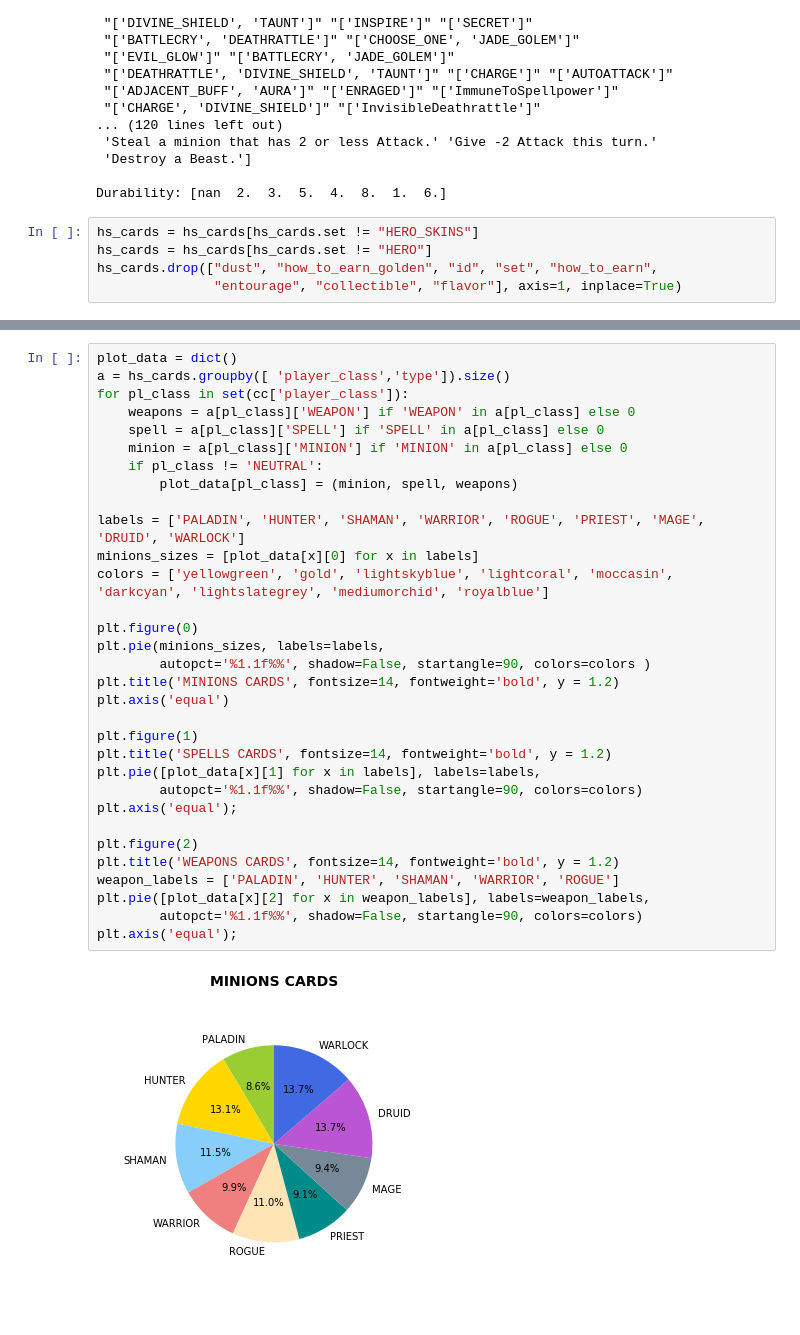
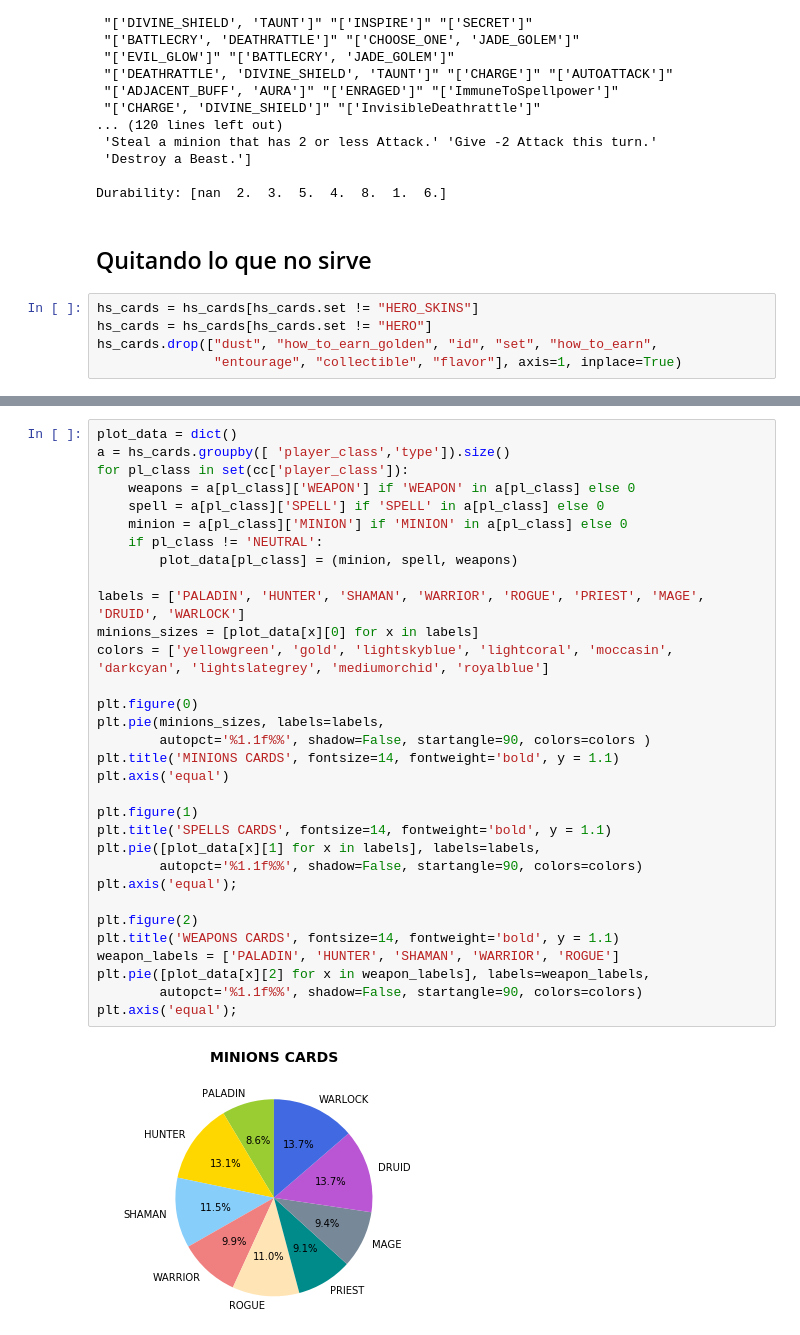
Before and after one commit to barbaraDorame/hearthstone_ml, a Jupyter notebook: data.ipynb, the cells around one changed output, grey strips where cells are left out. Cells and saved outputs as stored; diff of their text form; blank space fills up the shorter version.

```diff
--- a/data.ipynb
+++ b/data.ipynb
@@ -50,6 +50,8 @@ Mechanics: [nan "['BATTLECRY']" "['TAG_ONE_TURN_EFFECT']"
  'Destroy a Beast.']
 
 Durability: [nan  2.  3.  5.  4.  8.  1.  6.]
+# %% [markdown]
+## Quitando lo que no sirve
 # %%
 hs_cards = hs_cards[hs_cards.set != "HERO_SKINS"]
 hs_cards = hs_cards[hs_cards.set != "HERO"]
@@ -67,34 +69,34 @@ hs_cards.head()
 # %%
 plot_data = dict()
 a = hs_cards.groupby([ 'player_class','type']).size()
 for pl_class in set(cc['player_class']):
     weapons = a[pl_class]['WEAPON'] if 'WEAPON' in a[pl_class] else 0
     spell = a[pl_class]['SPELL'] if 'SPELL' in a[pl_class] else 0
     minion = a[pl_class]['MINION'] if 'MINION' in a[pl_class] else 0
     if pl_class != 'NEUTRAL':
         plot_data[pl_class] = (minion, spell, weapons)
 
 labels = ['PALADIN', 'HUNTER', 'SHAMAN', 'WARRIOR', 'ROGUE', 'PRIEST', 'MAGE', 'DRUID', 'WARLOCK']
 minions_sizes = [plot_data[x][0] for x in labels]
 colors = ['yellowgreen', 'gold', 'lightskyblue', 'lightcoral', 'moccasin', 'darkcyan', 'lightslategrey', 'mediumorchid', 'royalblue']
 
 plt.figure(0)
 plt.pie(minions_sizes, labels=labels,
         autopct='%1.1f%%', shadow=False, startangle=90, colors=colors )
-plt.title('MINIONS CARDS', fontsize=14, fontweight='bold', y = 1.2)
+plt.title('MINIONS CARDS', fontsize=14, fontweight='bold', y = 1.1)
 plt.axis('equal')
 
 plt.figure(1)
-plt.title('SPELLS CARDS', fontsize=14, fontweight='bold', y = 1.2)
+plt.title('SPELLS CARDS', fontsize=14, fontweight='bold', y = 1.1)
 plt.pie([plot_data[x][1] for x in labels], labels=labels,
         autopct='%1.1f%%', shadow=False, startangle=90, colors=colors)
 plt.axis('equal');
 
 plt.figure(2)
-plt.title('WEAPONS CARDS', fontsize=14, fontweight='bold', y = 1.2)
+plt.title('WEAPONS CARDS', fontsize=14, fontweight='bold', y = 1.1)
 weapon_labels = ['PALADIN', 'HUNTER', 'SHAMAN', 'WARRIOR', 'ROGUE']
 plt.pie([plot_data[x][2] for x in weapon_labels], labels=weapon_labels,
         autopct='%1.1f%%', shadow=False, startangle=90, colors=colors)
 plt.axis('equal');
 # %% [output]
-[figure, old version]
+[figure, new version]
```
Also changed, not shown: parts of 1 cell of this notebook.
